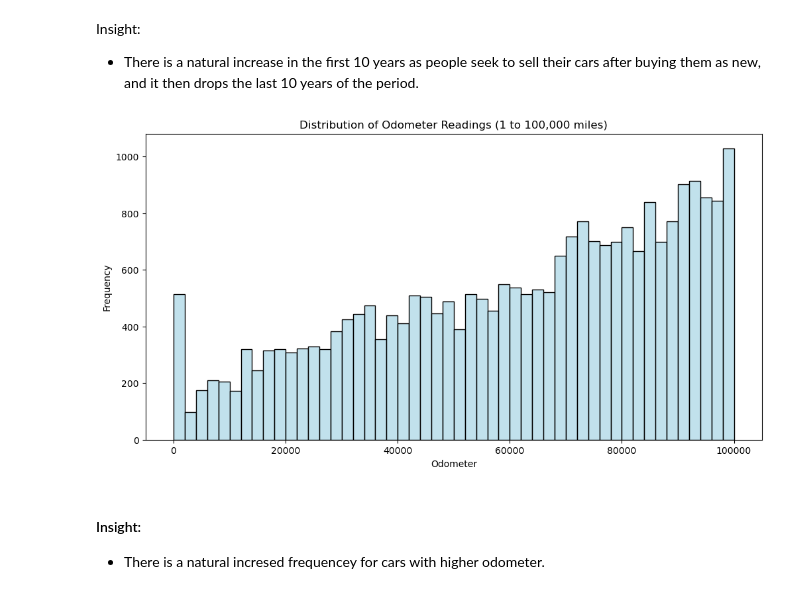
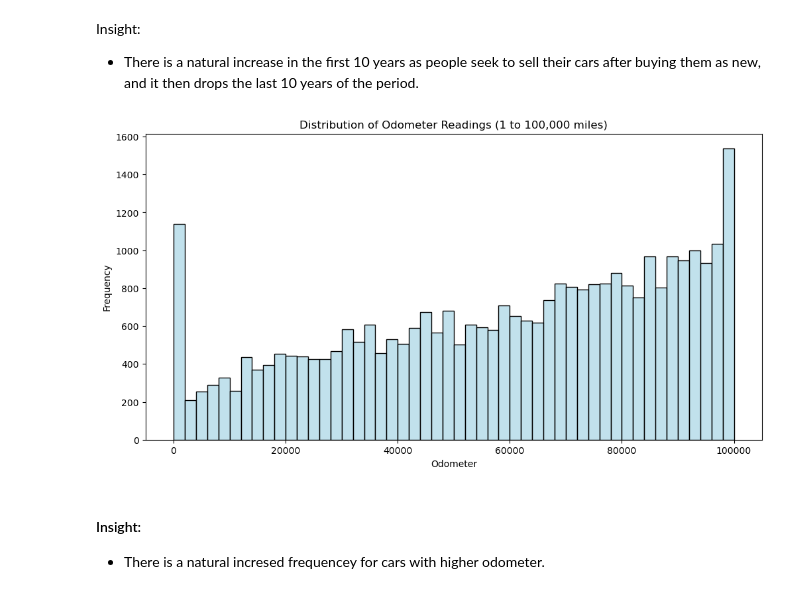
Before and after one commit to mickgram/Practical-Application-Assignment-11.1, a Jupyter notebook: Practical-Application-Assignment-11.1.ipynb, the cells around one changed output. Saved outputs shown, nothing was run; the diff lists cells and outputs as text; code cells hidden in the pictures.

```diff
--- a/Practical-Application-Assignment-11.1.ipynb
+++ b/Practical-Application-Assignment-11.1.ipynb
@@ -271,16 +271,19 @@ Insight:
 - There is a natural increase in the first 10 years as people seek to sell their cars after buying them as new, and it then drops the last 10 years of the period.
 # %%
 # plot odometer into histogram
+
+# Filtering odometer between 1 and 100,000
+filtered_odometer_vehicles = vehicles1[(vehicles1['odometer'] >= 1) & (vehicles1['odometer'] <= 100000)]
 
 plt.figure(figsize=(12, 6))
 # Plotting without KDE to avoid the error, focusing on 'odometer' values between 1 and 100,000 miles
 sns.histplot(filtered_odometer_vehicles['odometer'], bins=50, color="lightblue", edgecolor="black")
 plt.title('Distribution of Odometer Readings (1 to 100,000 miles)')
 plt.xlabel('Odometer')
 plt.ylabel('Frequency')
 plt.show()
 # %% [output]
-[figure, old version]
+[figure, new version]
 # %% [markdown]
 #### Insight:
 - There is a natural incresed frequencey for cars with higher odometer.
```
Also changed, not shown: parts of 12 cells of this notebook.
